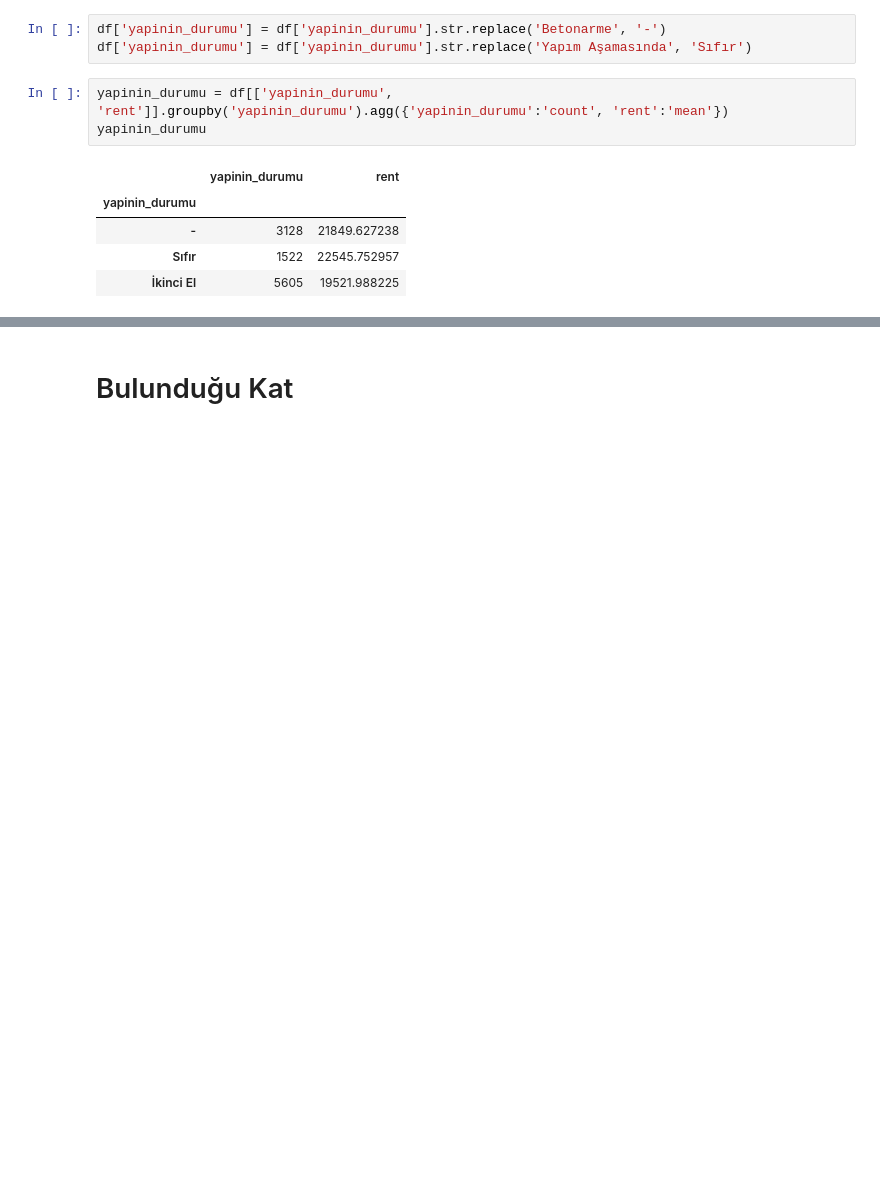
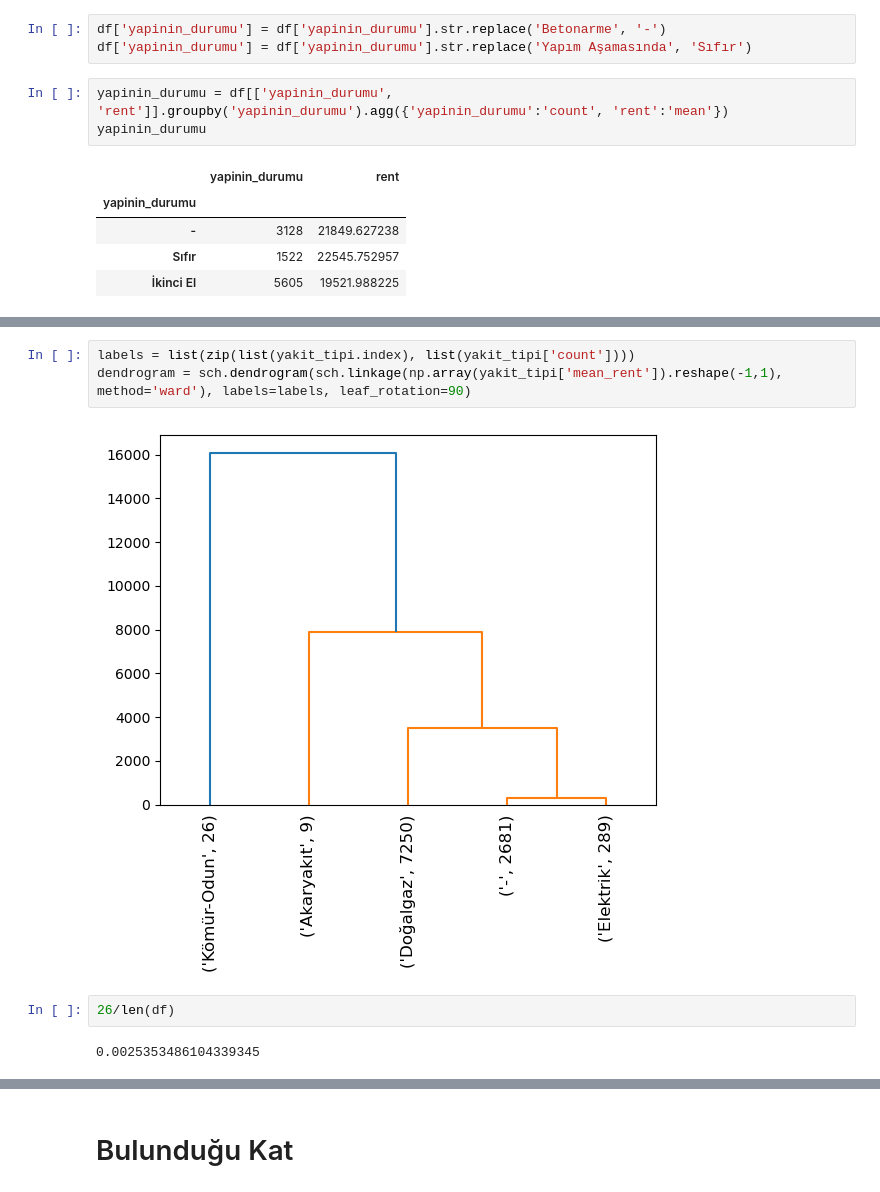
Before and after one commit to utkuboyar/istanbul_house_rent_prediction, a Jupyter notebook: EDA_regular.ipynb, the cells around one changed output, grey strips where cells are left out. Drawn from its saved outputs; the diff is of its cells as text; blank space fills up the shorter version.

```diff
--- a/EDA_regular.ipynb
+++ b/EDA_regular.ipynb
@@ -1019,0 +1035,9 @@ df.rename(columns={'yakit_tipi':'count', 'rent':'mean_rent'})
+# %%
+labels = list(zip(list(yakit_tipi.index), list(yakit_tipi['count'])))
+dendrogram = sch.dendrogram(sch.linkage(np.array(yakit_tipi['mean_rent']).reshape(-1,1), method='ward'), labels=labels, leaf_rotation=90)
+# %% [output]
+[figure, added]
+# %%
+26/len(df)
+# %% [output]
+0.0025353486104339345
```
Also changed, not shown: parts of 94 cells of this notebook, 3 other files.
